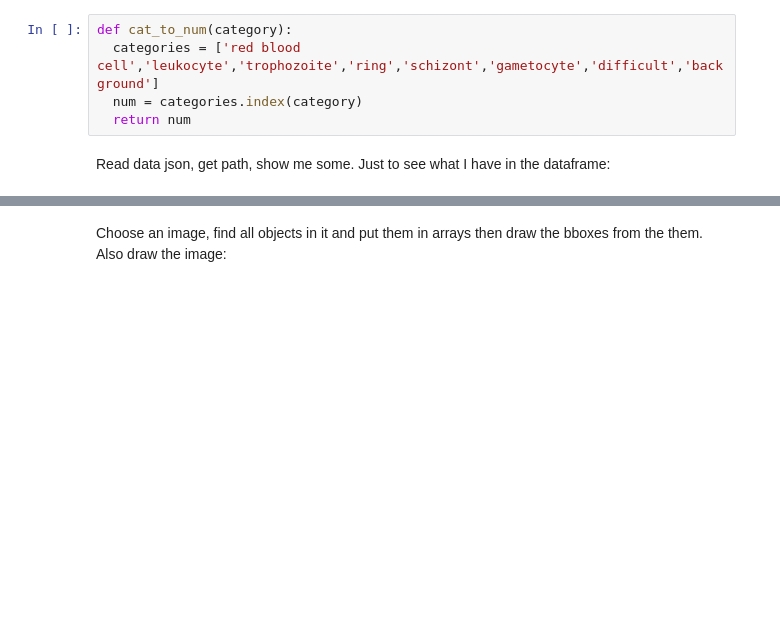
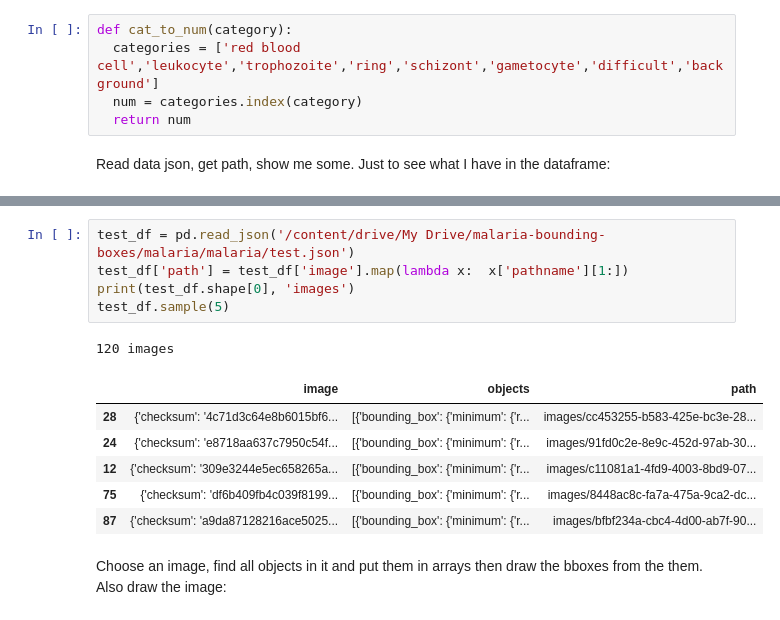
Before and after one commit to Lasulux/Midterm_Project, a Jupyter notebook: Malaria.ipynb, the cells around one changed output, grey strips where cells are left out. Cells and saved outputs as stored; diff of their text form; blank space fills up the shorter version.

```diff
--- a/Malaria.ipynb
+++ b/Malaria.ipynb
@@ -111,3 +107,16 @@ train_df.sample(5)
+# %%
+test_df = pd.read_json('/content/drive/My Drive/malaria-bounding-boxes/malaria/malaria/test.json')
+test_df['path'] = test_df['image'].map(lambda x:  x['pathname'][1:])
+print(test_df.shape[0], 'images')
+test_df.sample(5)
+# %% [output]
+120 images
+|  | image | objects | path |
+| 28 | {'checksum': '4c71d3c64e8b6015bf6... | [{'bounding_box': {'minimum': {'r... | images/cc453255-b583-425e-bc3e-28... |
+| 24 | {'checksum': 'e8718aa637c7950c54f... | [{'bounding_box': {'minimum': {'r... | images/91fd0c2e-8e9c-452d-97ab-30... |
+| 12 | {'checksum': '309e3244e5ec658265a... | [{'bounding_box': {'minimum': {'r... | images/c11081a1-4fd9-4003-8bd9-07... |
+| 75 | {'checksum': 'df6b409fb4c039f8199... | [{'bounding_box': {'minimum': {'r... | images/8448ac8c-fa7a-475a-9ca2-dc... |
+| 87 | {'checksum': 'a9da87128216ace5025... | [{'bounding_box': {'minimum': {'r... | images/bfbf234a-cbc4-4d00-ab7f-90... |
 # %% [markdown]
 Choose an image, find all objects in it and put them in arrays then draw the bboxes from the them. Also draw the image:
 # %%
```
Also changed, not shown: parts of 9 cells of this notebook.
